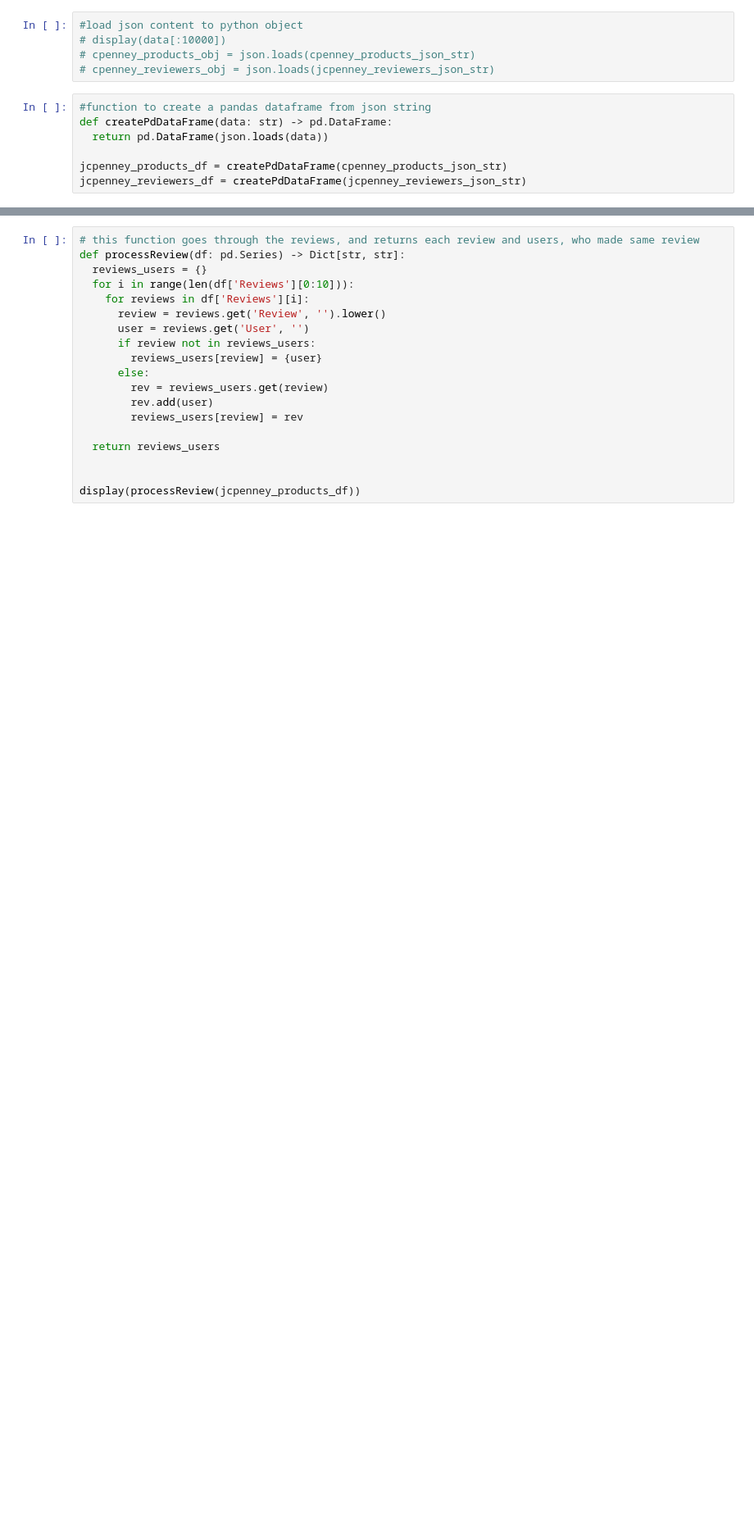
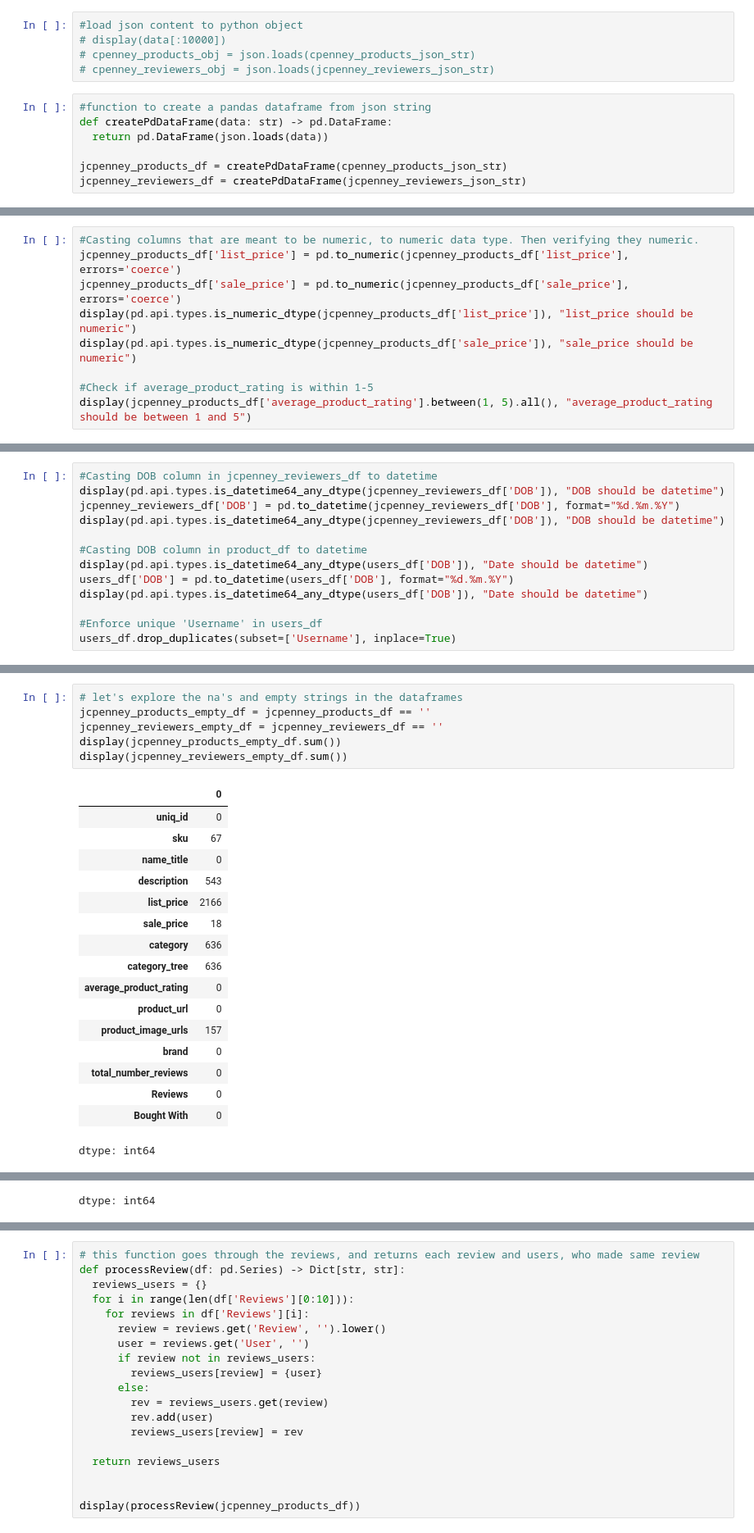
Before and after one commit to ovieimara/ITNPBD2, a Jupyter notebook: Assignment_ITNPBD2.ipynb, the cells around one changed output, grey strips where cells are left out. Shown at 82% size. Drawn from its saved outputs; the diff is of its cells as text; blank space fills up the shorter version.

Commit message:
verify

```diff
--- a/Assignment_ITNPBD2.ipynb
+++ b/Assignment_ITNPBD2.ipynb
@@ -196,0 +298,9 @@ jcpenney_products_df.describe()
+# %%
+#Casting columns that are meant to be numeric, to numeric data type. Then verifying they numeric.
+jcpenney_products_df['list_price'] = pd.to_numeric(jcpenney_products_df['list_price'], errors='coerce')
+jcpenney_products_df['sale_price'] = pd.to_numeric(jcpenney_products_df['sale_price'], errors='coerce')
+display(pd.api.types.is_numeric_dtype(jcpenney_products_df['list_price']), "list_price should be numeric")
+display(pd.api.types.is_numeric_dtype(jcpenney_products_df['sale_price']), "sale_price should be numeric")
+
+#Check if average_product_rating is within 1-5
+display(jcpenney_products_df['average_product_rating'].between(1, 5).all(), "average_product_rating should be between 1 and 5")
@@ -196,0 +357,13 @@ jcpenney_products_df.describe()
+# %%
+#Casting DOB column in jcpenney_reviewers_df to datetime
+display(pd.api.types.is_datetime64_any_dtype(jcpenney_reviewers_df['DOB']), "DOB should be datetime")
+jcpenney_reviewers_df['DOB'] = pd.to_datetime(jcpenney_reviewers_df['DOB'], format="%d.%m.%Y")
+display(pd.api.types.is_datetime64_any_dtype(jcpenney_reviewers_df['DOB']), "DOB should be datetime")
+
+#Casting DOB column in product_df to datetime
+display(pd.api.types.is_datetime64_any_dtype(users_df['DOB']), "Date should be datetime")
+users_df['DOB'] = pd.to_datetime(users_df['DOB'], format="%d.%m.%Y")
+display(pd.api.types.is_datetime64_any_dtype(users_df['DOB']), "Date should be datetime")
+
+#Enforce unique 'Username' in users_df
+users_df.drop_duplicates(subset=['Username'], inplace=True)
@@ -196,0 +427,24 @@ jcpenney_products_df.describe()
+# %%
+# let's explore the na's and empty strings in the dataframes
+jcpenney_products_empty_df = jcpenney_products_df == ''
+jcpenney_reviewers_empty_df = jcpenney_reviewers_df == ''
+display(jcpenney_products_empty_df.sum())
+display(jcpenney_reviewers_empty_df.sum())
+# %% [output]
+|  | 0 |
+| uniq_id | 0 |
+| sku | 67 |
+| name_title | 0 |
+| description | 543 |
+| list_price | 2166 |
+| sale_price | 18 |
+| category | 636 |
+| category_tree | 636 |
+| average_product_rating | 0 |
+| product_url | 0 |
+| product_image_urls | 157 |
+| brand | 0 |
+| total_number_reviews | 0 |
+| Reviews | 0 |
+| Bought With | 0 |
+dtype: int64
@@ -196,0 +456 @@ jcpenney_products_df.describe()
+dtype: int64
```
Also changed, not shown: parts of 40 cells of this notebook.
